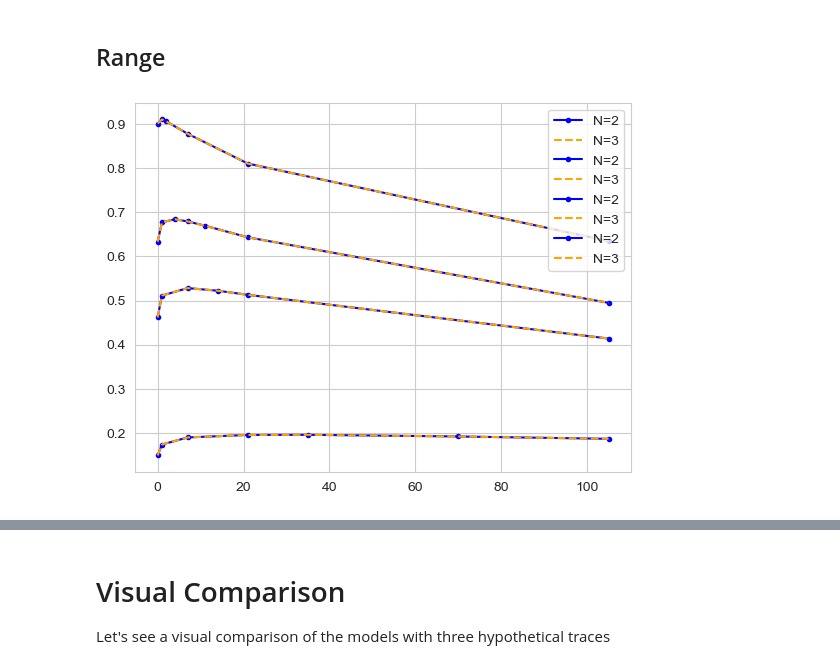
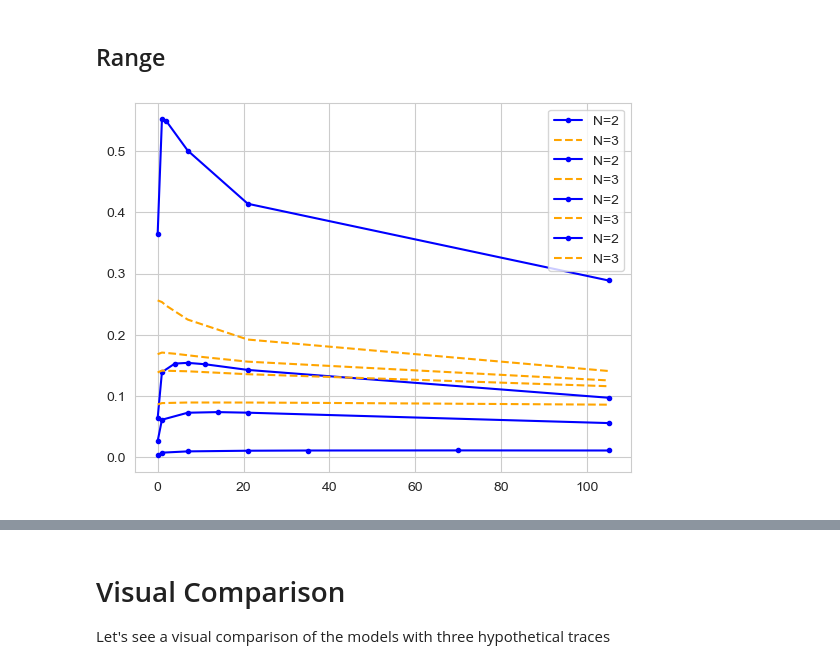
Before and after one commit to UWCCDL/SpacingEffect, a Jupyter notebook: spacing.ipynb, the cells around one changed output, grey strips where cells are left out. Drawn from its saved outputs; the diff is of its cells as text; code cells hidden in the pictures.

```diff
--- a/spacing.ipynb
+++ b/spacing.ipynb
@@ -200,18 +207,16 @@ def pavlik_mse(x):
     for ri in design.keys():
         predicted = np.array(results[ri])
         observed = np.array(cepeda.Accuracy[cepeda.RI == ri])
-        MSE += np.sum((predicted*100 - observed*100)**2)
+        MSE += np.sum((predicted - observed)**2)
     return np.sqrt(MSE)
 
 
-bads = BADS(pavlik_mse, x0=[0.5, 0.1, -5, 0.15],
+bads = BADS(pavlik_mse, x0=[0.2, 0.05, -1, 0.05],
             lower_bounds=[0, 0, -10, 0],
             upper_bounds=[2, 2, 0, 2],
             plausible_lower_bounds=[0.1, 0.1, -4, 0.1],
             plausible_upper_bounds=[1, 1, 0, 1],
             options={'display':'off'})
-
-
 
 pavlik_best = bads.optimize()
 
@@ -341,12 +345,12 @@ def free_energy_mse(x):
     for ri in design.keys():
         predicted = np.array(results[ri])
         observed = np.array(cepeda.Accuracy[cepeda.RI == ri])
-        MSE += np.sum((predicted*100 - observed*100)**2)
+        MSE += np.sum((predicted - observed)**2)
     return np.sqrt(MSE)
 
 
 
-bads = BADS(free_energy_mse, x0=[0.3, 25, -1.5, 0.25],
+bads = BADS(free_energy_mse, x0=[0.2, 30, -1.5, 0.25],
             lower_bounds=[0.0001, 1, -10, 0.001],
             upper_bounds=[2, 1000, 0, 2],
             plausible_lower_bounds=[0.2, 5, -5, 0.1], plausible_upper_bounds=[1, 100, -0.1, 1],
@@ -376,8 +380,8 @@ plt.show()
 ## Best Fit Against Data
 # %%
 fig, ax = plt.subplots()
-#cmap = mpl.colormaps['mako'] # Get the 'viridis' colormap
-#colors = cmap(np.linspace(0, 1, 5))
+cmap = mpl.colormaps['mako'] # Get the 'viridis' colormap
+colors = cmap(np.linspace(0, 1, 5))
 ax.set_prop_cycle(cycler('color', colors))
 
 cepeda.groupby("RI").plot(x="Spacing", y="Accuracy", marker="o", ax=ax, linestyle="", alpha=0.5)
@@ -469,44 +467,38 @@ def free_energy_spliced(design, d = d_default, w0 = w_default, splice_factor = 0
         for gap in gaps:
             risec = ri * daysec
             gapsec = gap * daysec
             t1 = 0
             t2 = gapsec * splice_factor
             t3 = gapsec
             t4 = risec + gapsec
 
-            # Traces
-
-            trace1 = (t4 - t1)**-d  # Trace 1 at time t
-            trace2 = (t4 - t2)**-d  # Trace 2 at time t
-            trace3 = (t4 - t3)**-d  # Trace 3 at time t
-
             # Weights
 
             w1 = w0
 
-            A_t2 = log((t2 - t1)**-d)
-            w2 = log(1 + exp(-A_t2)) * (w0/10)
+            A_t2 = log(w1 * (t2 - t1)**-d)
+            w2 = log(1 + exp(-A_t2))
 
-            A_t3 = log(w1 * trace1 + w2 * trace2)
-            w3 = log(1 + exp(-A_t3)) * (w0/10)
+            A_t3 = log(w1 * (t3 - t1)**-d + w2 * (t3 - t2)**-d)
+            w3 = log(1 + exp(-A_t3))
 
-            A_t = log(w1 * trace1 + w2 * trace2 + w3 * trace3)
+            A_t = log(w1 * (t4 - t1)**-d + w2 * (t4 - t2)**-d + w3 * (t4 - t3)**-d)
             prob = exp(A_t) / (1 + exp(A_t))
             ri_results.append(prob)
         results[ri] = ri_results
     return results
 
 results2 = free_energy(design, d = free_energy_best.x[0], w0 = free_energy_best.x[1])
-results3 = free_energy_spliced(design, d = free_energy_best.x[0], w0 = free_energy_best.x[1], splice_factor=0.5)
+results3 = free_energy_spliced(design, d = free_energy_best.x[0], w0 = free_energy_best.x[1], splice_factor=0.0001)
 
 for ri in design.keys():
     x = design[ri]
     y2 = results2[ri]
     y3 = results3[ri]
-    plt.plot(x, y3, ".-", color="blue", label="N=2")
+    plt.plot(x, y2, ".-", color="blue", label="N=2")
     plt.plot(x, y3, "--", color="orange", label="N=3")
 
 plt.legend()
 plt.show()
 # %% [output]
-[figure, old version]
+[figure, new version]
```
Also changed, not shown: parts of 28 cells of this notebook, 50 other files.
